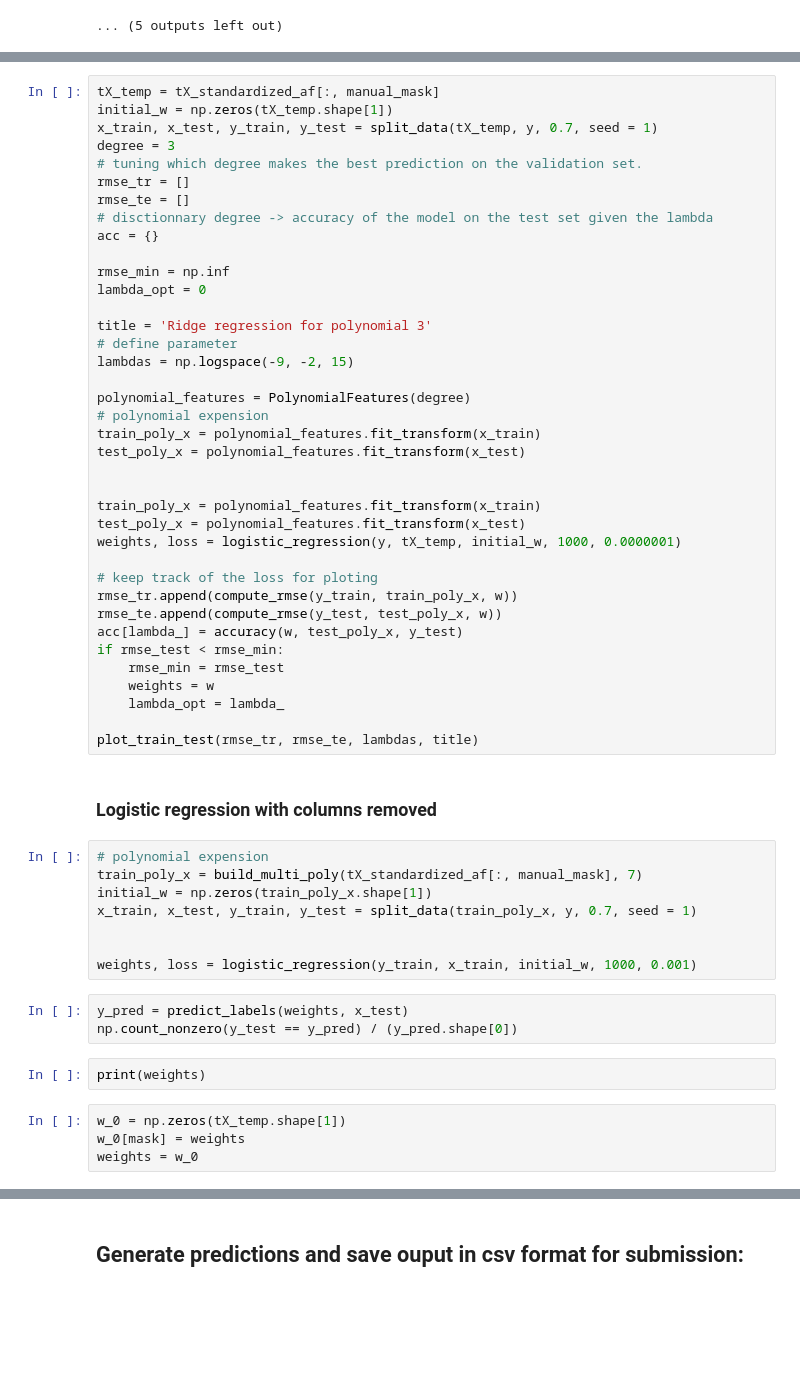
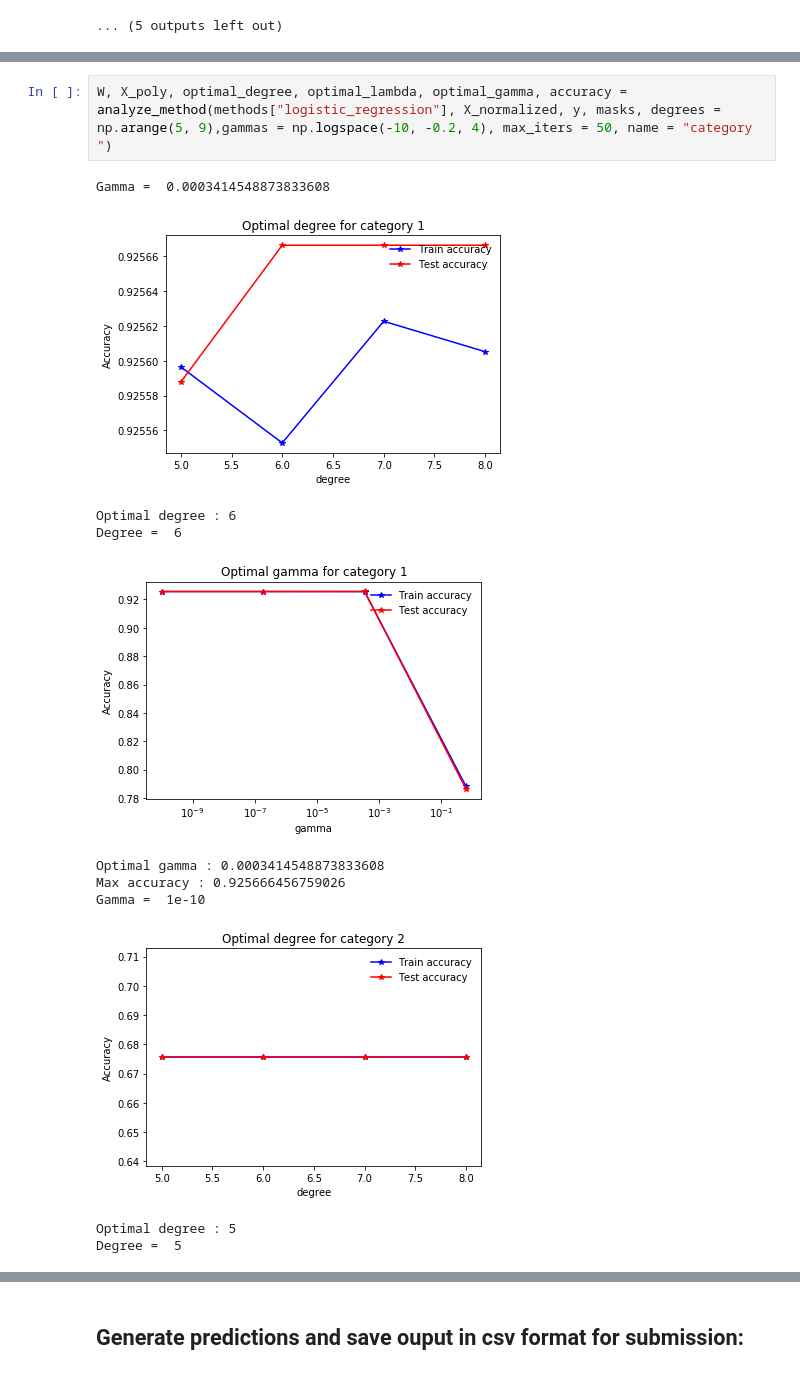
Before and after one commit to jlabhard/ML_course, a Jupyter notebook: projects/project1/scripts/project1.ipynb, the cells around one changed output, grey strips where cells are left out. Saved outputs shown, nothing was run; the diff lists cells and outputs as text; blank space fills up the shorter version.

```diff
--- a/projects/project1/scripts/project1.ipynb
+++ b/projects/project1/scripts/project1.ipynb
@@ -404,57 +422,14 @@ Degree =  10
-# %%
-tX_temp = tX_standardized_af[:, manual_mask]
-initial_w = np.zeros(tX_temp.shape[1])
-x_train, x_test, y_train, y_test = split_data(tX_temp, y, 0.7, seed = 1)
-degree = 3
-# tuning which degree makes the best prediction on the validation set.
-rmse_tr = []
-rmse_te = []
-# disctionnary degree -> accuracy of the model on the test set given the lambda
-acc = {}
-
-rmse_min = np.inf
-lambda_opt = 0
-
-title = 'Ridge regression for polynomial 3'
-# define parameter
-lambdas = np.logspace(-9, -2, 15)
-
-polynomial_features = PolynomialFeatures(degree)
-# polynomial expension
-train_poly_x = polynomial_features.fit_transform(x_train)
-test_poly_x = polynomial_features.fit_transform(x_test)
-
-
-train_poly_x = polynomial_features.fit_transform(x_train)
-test_poly_x = polynomial_features.fit_transform(x_test)
-weights, loss = logistic_regression(y, tX_temp, initial_w, 1000, 0.0000001)
-
-# keep track of the loss for ploting
-rmse_tr.append(compute_rmse(y_train, train_poly_x, w))
-rmse_te.append(compute_rmse(y_test, test_poly_x, w))
-acc[lambda_] = accuracy(w, test_poly_x, y_test)
-if rmse_test < rmse_min:
-    rmse_min = rmse_test
-    weights = w
-    lambda_opt = lambda_
-
-plot_train_test(rmse_tr, rmse_te, lambdas, title)
-# %% [markdown]
-### Logistic regression with columns removed
-# %%
-# polynomial expension
-train_poly_x = build_multi_poly(tX_standardized_af[:, manual_mask], 7)
-initial_w = np.zeros(train_poly_x.shape[1])
-x_train, x_test, y_train, y_test = split_data(train_poly_x, y, 0.7, seed = 1)
-
-
-weights, loss = logistic_regression(y_train, x_train, initial_w, 1000, 0.001)
-# %%
-y_pred = predict_labels(weights, x_test)
-np.count_nonzero(y_test == y_pred) / (y_pred.shape[0])
-# %%
-print(weights)
-# %%
-w_0 = np.zeros(tX_temp.shape[1])
-w_0[mask] = weights
-weights = w_0
+# %%
+W, X_poly, optimal_degree, optimal_lambda, optimal_gamma, accuracy = analyze_method(methods["logistic_regression"], X_normalized, y, masks, degrees = np.arange(5, 9),gammas = np.logspace(-10, -0.2, 4), max_iters = 50, name = "category ")
+# %% [output]
+Gamma =  0.0003414548873833608
+[figure, added]
+Optimal degree : 6
+Degree =  6
+[figure, added]
+Optimal gamma : 0.0003414548873833608
+Max accuracy : 0.925666456759026
+Gamma =  1e-10
+[figure, added]
+Optimal degree : 5
+Degree =  5
```
Also changed, not shown: parts of 16 cells of this notebook.
